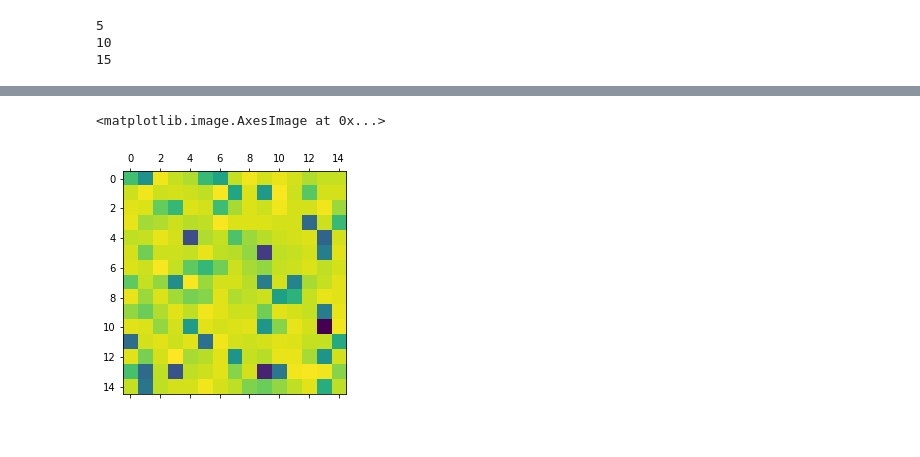
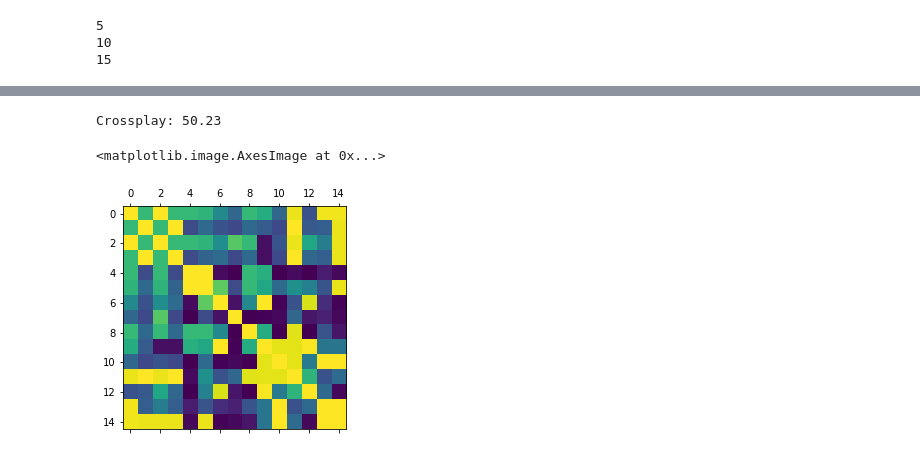
Before and after one commit to hericks/online-lever-adaptation, a Jupyter notebook: experiments/eval_all_length3.ipynb, the cells around one changed output, grey strips where cells are left out. Saved outputs shown, nothing was run; the diff lists cells and outputs as text; code cells hidden in the pictures.

```diff
--- a/experiments/eval_all_length3.ipynb
+++ b/experiments/eval_all_length3.ipynb
@@ -400,7 +479,7 @@ for i in range(n_xplay):
     if (i + 1) % 5 == 0:
         print(i + 1)
     for j in range(n_xplay):
-        res = eval_ODQL_crossplay(crossplay_configs[0], crossplay_configs[1], 0.5, 30)
+        res = eval_ODQL_crossplay(crossplay_configs[i], crossplay_configs[j], 0.5, 30)
         res.update({
             "i1": i,
             "i2": j,
@@ -445,0 +534,35 @@ for i in range(n_xplay):
+# %%
+api = wandb.Api(timeout=60)
+
+needed_dict = {
+    i: False if i not in xplay_train_configurations_indices else True
+    for i in range(n_train_configurations)
+}
+
+# Obtain runs from DRQN parameter sweep
+runs = api.runs("hericks/drqn-all-length3")
+
+# Obtain parameter configs for each run
+crossplay_configs = []
+for run in runs:
+    config = WandbDict({k:v for k,v in run.config.items() if not k.startswith('_')})
+    if needed_dict[config.exp_train_patterns_index]:
+        crossplay_configs.append(WandbDict(config))
+        needed_dict[config.exp_train_patterns_index] = False
+# %%
+rows_list = []
+for i in range(n_xplay):
+    if (i + 1) % 5 == 0:
+        print(i + 1)
+    for j in range(n_xplay):
+        res = eval_DRQN_crossplay(crossplay_configs[i], crossplay_configs[j])
+        res.update({
+            "i1": i,
+            "i2": j,
+            "i1_train_patterns": all_train_configurations[crossplay_configs[i].exp_train_patterns_index],
+            "i2_train_patterns": all_train_configurations[crossplay_configs[j].exp_train_patterns_index],
+        })
+        rows_list.append(res)
+
+drqn_xplay_df = pd.DataFrame(rows_list)
+drqn_xplay_df = drqn_xplay_df[['i1', 'i2', 'i1_train_patterns', 'i2_train_patterns', 'return']]
@@ -446,5 +588,15 @@ for i in range(n_xplay):
+# %%
+print(f"Crossplay: {drqn_xplay_df['return'].mean():.2f}")
+# %% [output]
+Crossplay: 50.23
+# %%
+drqn_xplay_returns = np.zeros((n_xplay, n_xplay))
+for i in range(n_xplay):
+    for j in range(n_xplay):
+        row_mask = (drqn_xplay_df['i1'] == i) & (drqn_xplay_df['i2'] == j)
+        drqn_xplay_returns[i, j] = drqn_xplay_df[row_mask]['return'].item()
 # %%
-plt.matshow(odql_xplay_returns_matrix)
+plt.matshow(drqn_xplay_returns)
 # %% [output]
 <matplotlib.image.AxesImage at 0x...>
-[figure, old version]
+[figure, new version]
```
Also changed, not shown: parts of 19 cells of this notebook.
